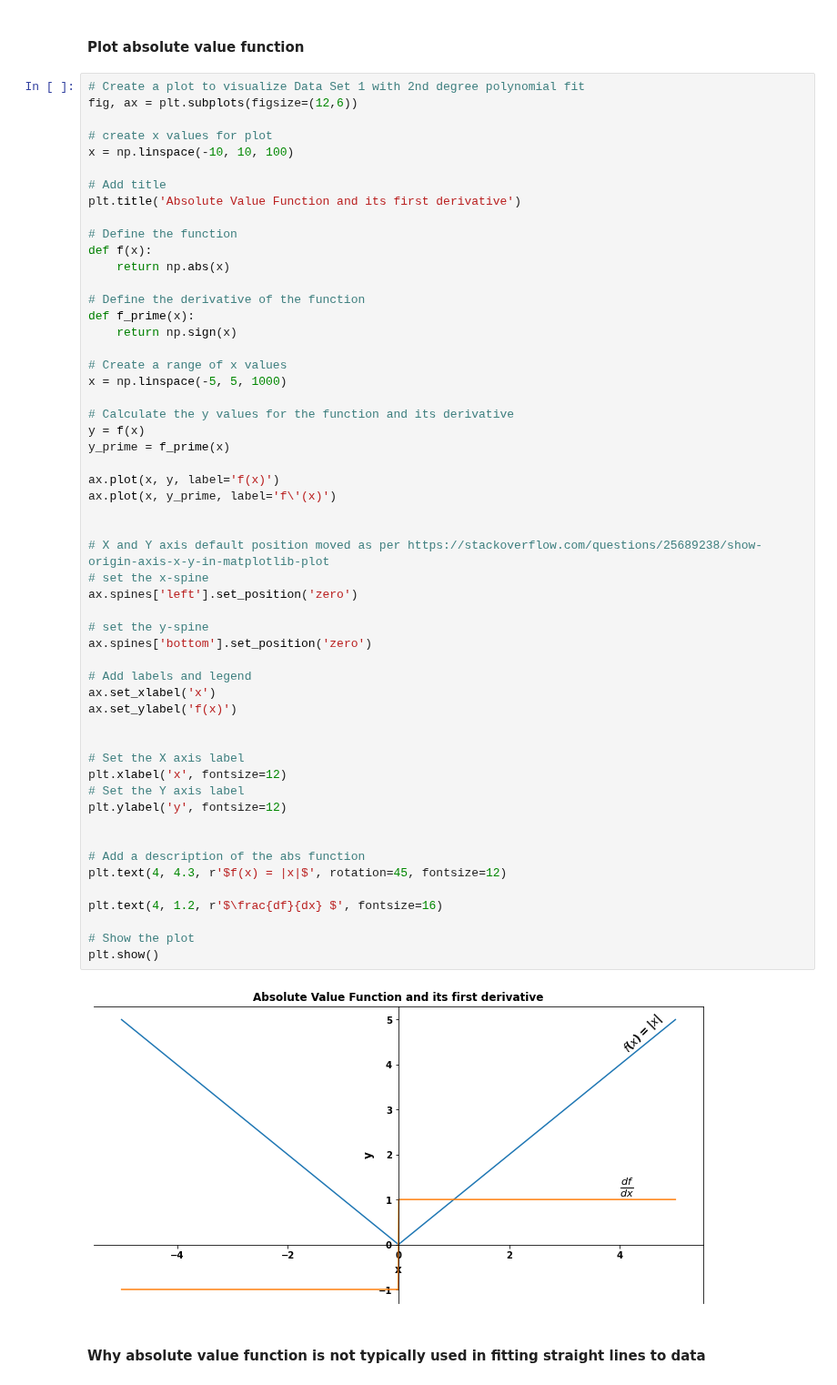
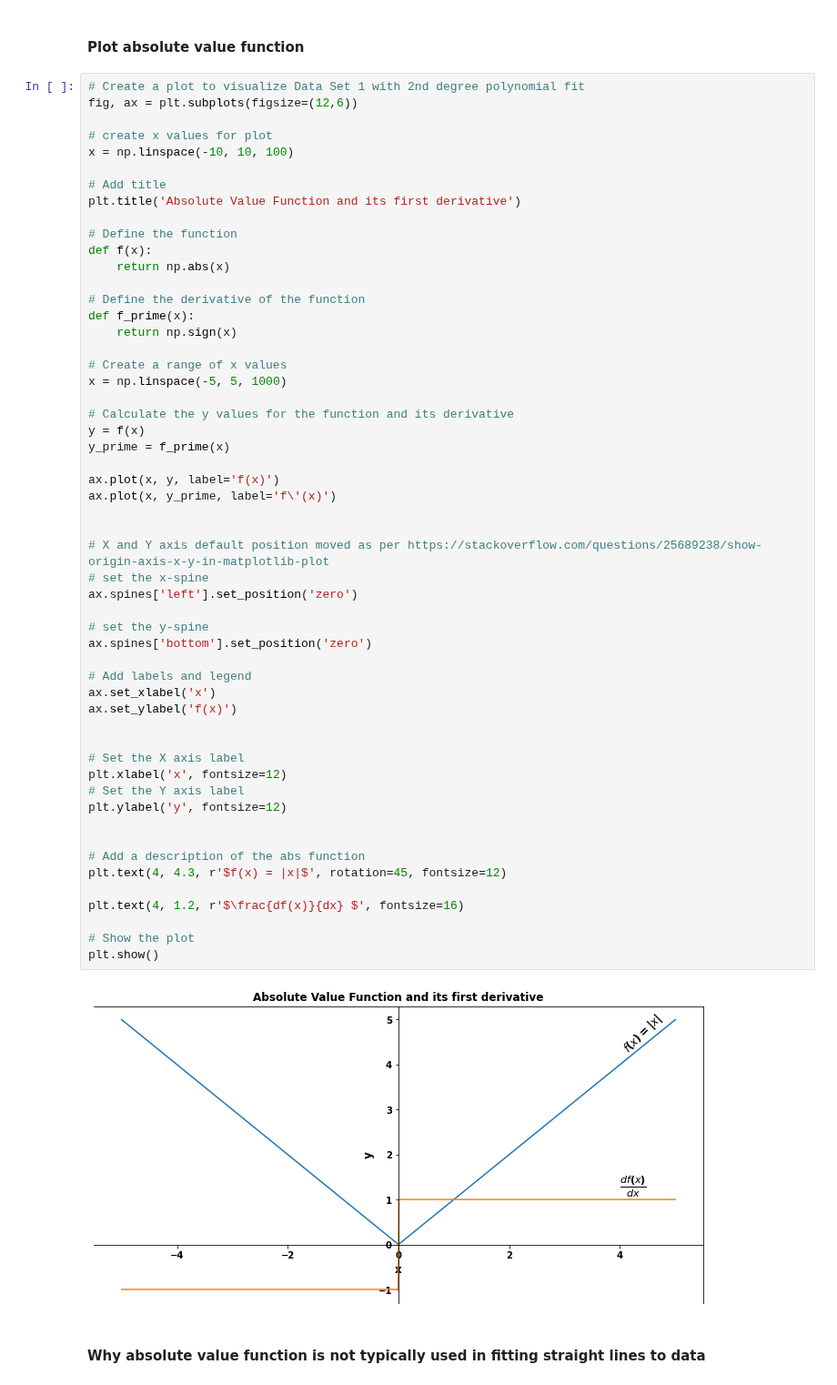
Before and after one commit to przemekbil/ML_and_stats, a Jupyter notebook: Assessments/Topic 2 - Models.ipynb, the cells around one changed output. Shown at 91% size. Drawn from its saved outputs; the diff is of its cells as text.

```diff
--- a/Assessments/Topic 2 - Models.ipynb
+++ b/Assessments/Topic 2 - Models.ipynb
@@ -55,35 +55,35 @@ y_prime = f_prime(x)
 
 ax.plot(x, y, label='f(x)')
 ax.plot(x, y_prime, label='f\'(x)')
 
 
 # X and Y axis default position moved as per https://stackoverflow.com/questions/25689238/show-origin-axis-x-y-in-matplotlib-plot
 # set the x-spine
 ax.spines['left'].set_position('zero')
 
 # set the y-spine
 ax.spines['bottom'].set_position('zero')
 
 # Add labels and legend
 ax.set_xlabel('x')
 ax.set_ylabel('f(x)')
 
 
 # Set the X axis label
 plt.xlabel('x', fontsize=12)
 # Set the Y axis label
 plt.ylabel('y', fontsize=12)
 
 
 # Add a description of the abs function
 plt.text(4, 4.3, r'$f(x) = |x|$', rotation=45, fontsize=12)
 
-plt.text(4, 1.2, r'$\frac{df}{dx} $', fontsize=16)
+plt.text(4, 1.2, r'$\frac{df(x)}{dx} $', fontsize=16)
 
 # Show the plot
 plt.show()
 # %% [output]
-[figure, old version]
+[figure, new version]
 # %% [markdown]
 #### Why absolute value function is not typically used in fitting straight lines to data
 # %% [markdown]
```
Also changed, not shown: 1 other file.
